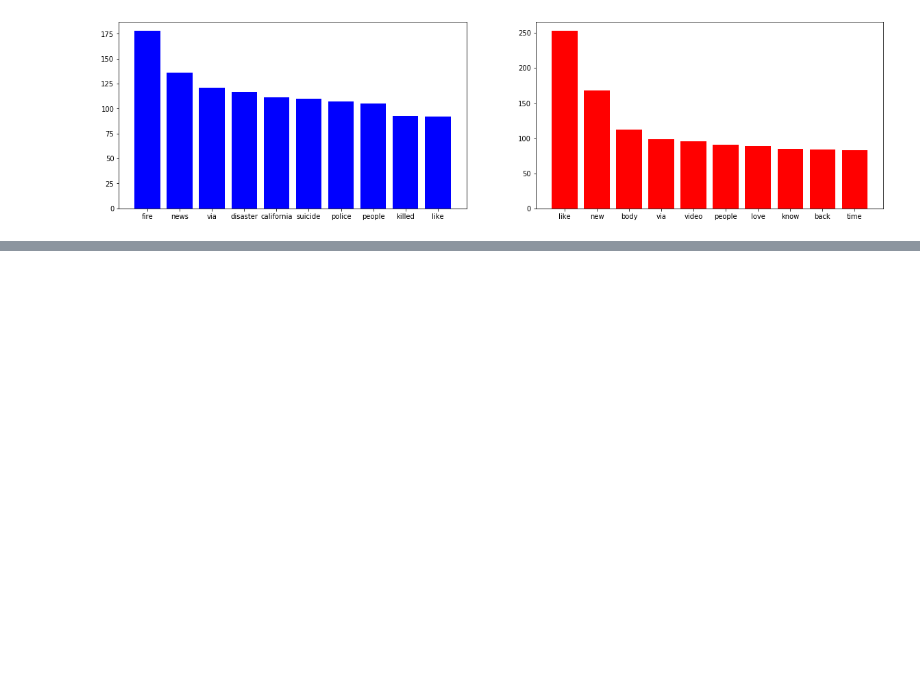
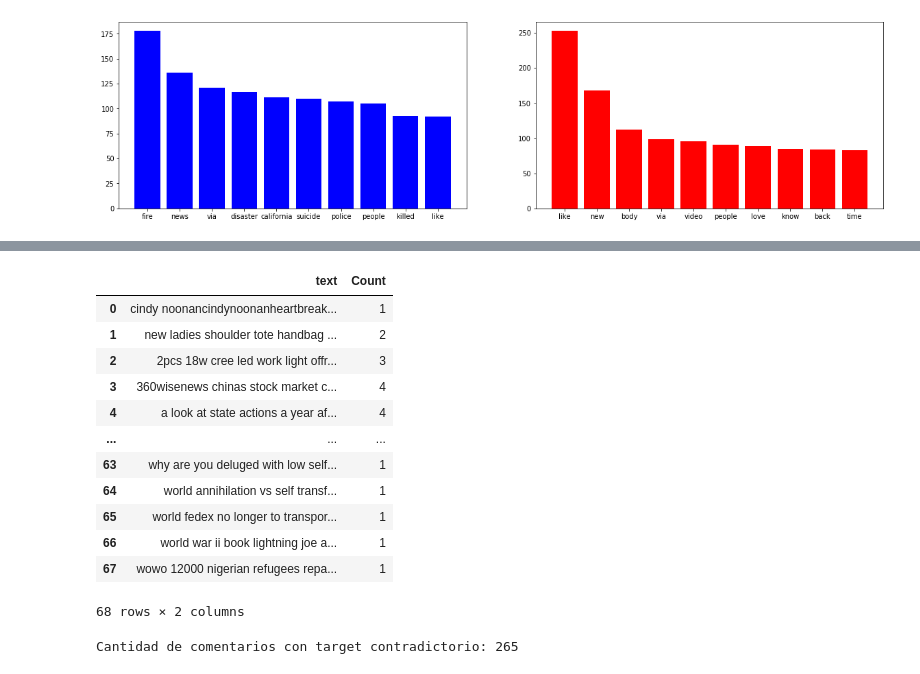
Before and after one commit to pabliyo/coronadatos, a Jupyter notebook: TP1-AnalisisText.ipynb, the cells around one changed output, grey strips where cells are left out. Saved outputs shown, nothing was run; the diff lists cells and outputs as text; code cells hidden in the pictures; blank space fills up the shorter version.

```diff
--- a/TP1-AnalisisText.ipynb
+++ b/TP1-AnalisisText.ipynb
@@ -369,0 +338,27 @@ dfreal.text.str.len().describe().plot.bar()
+# %%
+#Se puede visualizar que en varios casos el mismo texto esta asociado a un tweet real y falso a la vez.
+#Veamos cuales y cuantos son
+dupli_desastres= duplicados[duplicados['target']==1][['id','text','target']]
+dupli_sindesastres = duplicados[duplicados['target']==0][['id','text','target']]
+
+dupli_join = dupli_desastres.merge(dupli_sindesastres, how="inner", on="text")
+
+dupli_agrupados = dupli_join.groupby(['text'])['text'].agg([('Count' , 'count')]).reset_index()
+
+display(dupli_agrupados)
+print("Cantidad de comentarios con target contradictorio:", dupli_agrupados['Count'].sum(),"")
+# %% [output]
+|  | text | Count |
+| 0 | cindy noonancindynoonanheartbreak... | 1 |
+| 1 | new ladies shoulder tote handbag ... | 2 |
+| 2 | 2pcs 18w cree led work light offr... | 3 |
+| 3 | 360wisenews chinas stock market c... | 4 |
+| 4 | a look at state actions a year af... | 4 |
+| ... | ... | ... |
+| 63 | why are you deluged with low self... | 1 |
+| 64 | world annihilation vs self transf... | 1 |
+| 65 | world fedex no longer to transpor... | 1 |
+| 66 | world war ii book lightning joe a... | 1 |
+| 67 | wowo 12000 nigerian refugees repa... | 1 |
+68 rows × 2 columns
+Cantidad de comentarios con target contradictorio: 265
```
Also changed, not shown: parts of 12 cells of this notebook.
